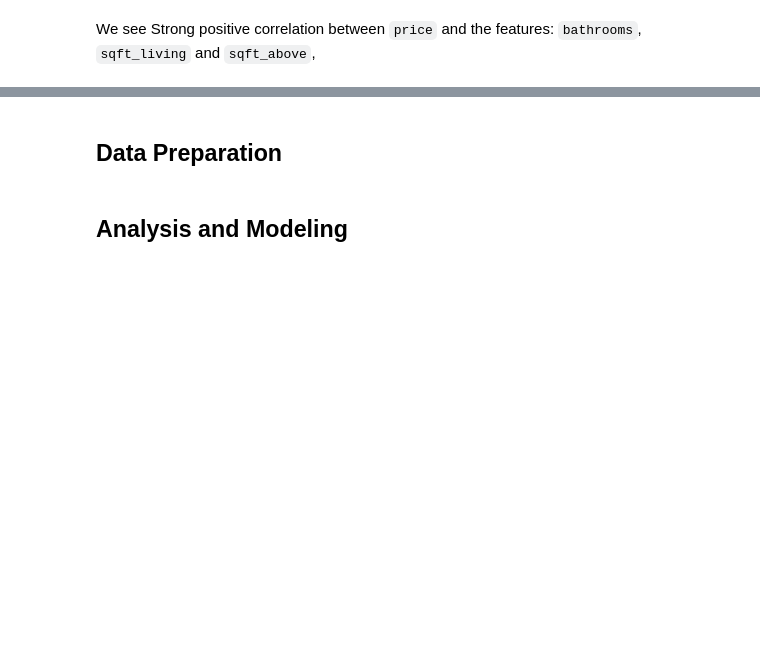
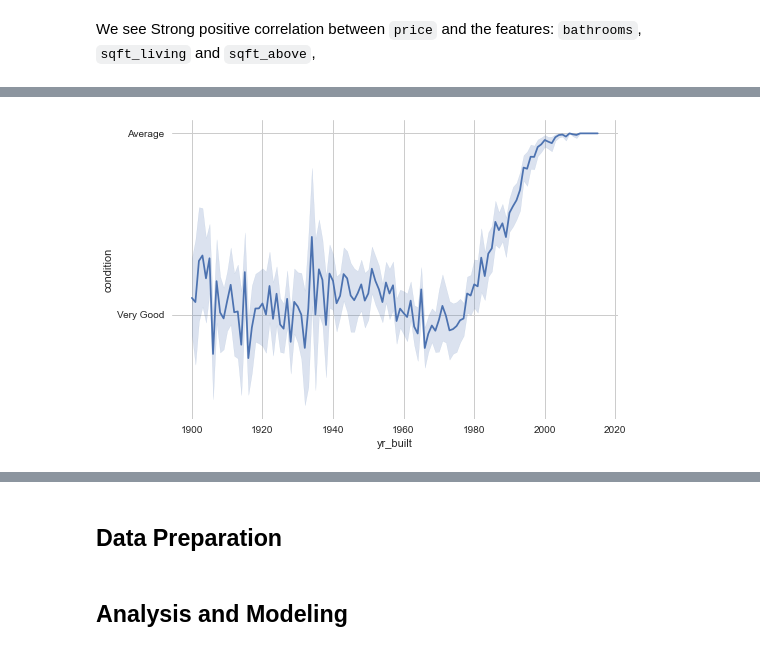
Before and after one commit to R3TR0Quan/KC_Realestate_Analysis_and_Modelling, a Jupyter notebook: notebook.ipynb, the cells around one changed output, grey strips where cells are left out. Saved outputs shown, nothing was run; the diff lists cells and outputs as text; code cells hidden in the pictures; blank space fills up the shorter version.

```diff
--- a/notebook.ipynb
+++ b/notebook.ipynb
@@ -230,0 +343,6 @@ Index(['id', 'price', 'bedrooms', 'bathrooms', 'sqft_living', 'sqft_lot',
+# %%
+#plot barchart of 'condition' against 'year built'
+sns.lineplot(x='yr_built', y='condition', data=kc_hses)
+plt.show();
+# %% [output]
+[figure, added]
```
Also changed, not shown: parts of 27 cells of this notebook.
